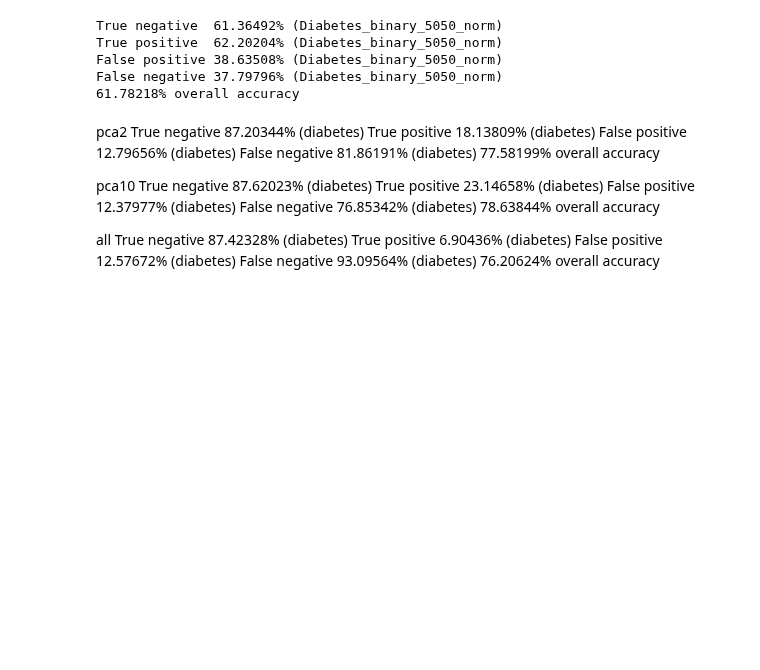
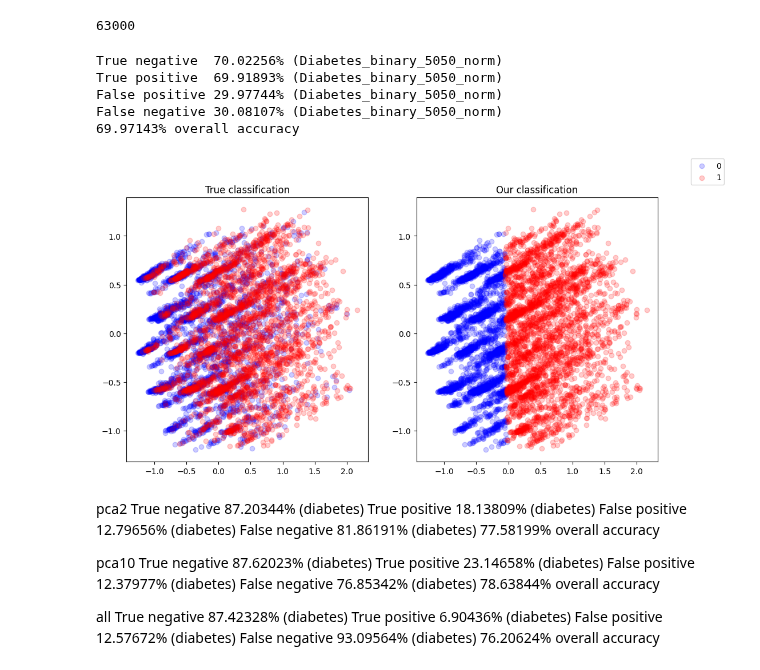
Before and after one commit to jako4295/ML_miniproject, a Jupyter notebook: svm_diab.ipynb, the cells around one changed output. Saved outputs shown, nothing was run; the diff lists cells and outputs as text; code cells hidden in the pictures; blank space fills up the shorter version.

```diff
--- a/svm_diab.ipynb
+++ b/svm_diab.ipynb
@@ -5,8 +5,8 @@ from sklearn import svm
 import matplotlib.pyplot as plt
 # %%
 path = "data_Diabetes_binary_5050_norm/"
-data = "10" # options are "all", "2", "10" standing for the dim
-samples = 25000 # max is len(dat_trn) but this is very slow
+data = "2" # options are "all", "2", "10" standing for the dim
+samples = 63000 # max is len(dat_trn) but this is very slow
 # %%
 if data == "all":
     dat_trn = pd.read_csv(path+'trn_all.csv').values
@@ -20,14 +20,22 @@ elif data == "10":
 
 y_tst = pd.read_csv(path+'tst_labs.csv').values[:,0]
 y_trn = pd.read_csv(path+'trn_labs.csv').values[:,0]
-
+print(len(y_trn))
 # random indecies - all data is too slow for SVM
 index = np.random.choice(len(dat_trn), samples, replace=False) # draws numbers without replacement (thats why i dont use randint)
 dat_trn = dat_trn[index]
 y_trn = y_trn[index]
+# %% [output]
+63000
 # %%
 # svm
-clf = svm.SVC(kernel="sigmoid")
+kern = "linear"
+deg = 3
+if kern == 'poly':
+    clf = svm.SVC(kernel=kern, degree=deg)
+else:
+    clf = svm.SVC(kernel=kern)
+
 clf.fit(dat_trn.copy(), y_trn.copy())
 pred_y_test = clf.predict(dat_tst.copy())
 # %%
@@ -51,32 +59,39 @@ print(f"{acc*100:.5f}% overall accuracy")
 # print(f"Acc no {label}:\n{int(len(pred_y_test[np.where(y_tst==0)])-np.sum(pred_y_test[np.where(y_tst==0)]))}/{len(np.where(y_tst==0)[0])} = {acc_0:.5f}")
 # print(f"Acc overall:\n{np.count_nonzero(pred_y_test == y_tst)}/{len(y_tst)} = {acc:.5f}")
 # %% [output]
-True negative  61.36492% (Diabetes_binary_5050_norm)
-True positive  62.20204% (Diabetes_binary_5050_norm)
-False positive 38.63508% (Diabetes_binary_5050_norm)
-False negative 37.79796% (Diabetes_binary_5050_norm)
-61.78218% overall accuracy
+True negative  70.02256% (Diabetes_binary_5050_norm)
+True positive  69.91893% (Diabetes_binary_5050_norm)
+False positive 29.97744% (Diabetes_binary_5050_norm)
+False negative 30.08107% (Diabetes_binary_5050_norm)
+69.97143% overall accuracy
 # %%
 if data == "2":
     class0 = dat_tst[np.where(pred_y_test==0)]
     class1 = dat_tst[np.where(pred_y_test==1)]
 
     true0 = dat_tst[np.where(y_tst==0)]
     true1 = dat_tst[np.where(y_tst==1)]
 
     fig, ax = plt.subplots(1, 2)
     ax[0].scatter(true0[:,0], true0[:,1], label="0", c="b", alpha=0.2)
     ax[0].scatter(true1[:,0], true1[:,1], label="1", c="r", alpha=0.2)
     ax[0].set_title("True classification")
 
     ax[1].scatter(class0[:,0], class0[:,1], c="b", alpha=0.2)
     ax[1].scatter(class1[:,0], class1[:,1], c="r", alpha=0.2)
     ax[1].set_title("Our classification")
 
     fig.set_size_inches(12, 6)
     fig.legend()
-    #plt.savefig("results/svm.pdf")
+
+    save_path = f"{kern}"
+    if kern == 'poly':
+        save_path += f'_{deg}'
+
+    plt.savefig(f"results/svm_{save_path}.pdf")
     plt.show()
+# %% [output]
+[figure, added]
 # %% [markdown]
 pca2
 True negative  87.20344% (diabetes)
```
Also changed, not shown: 7 other files.
